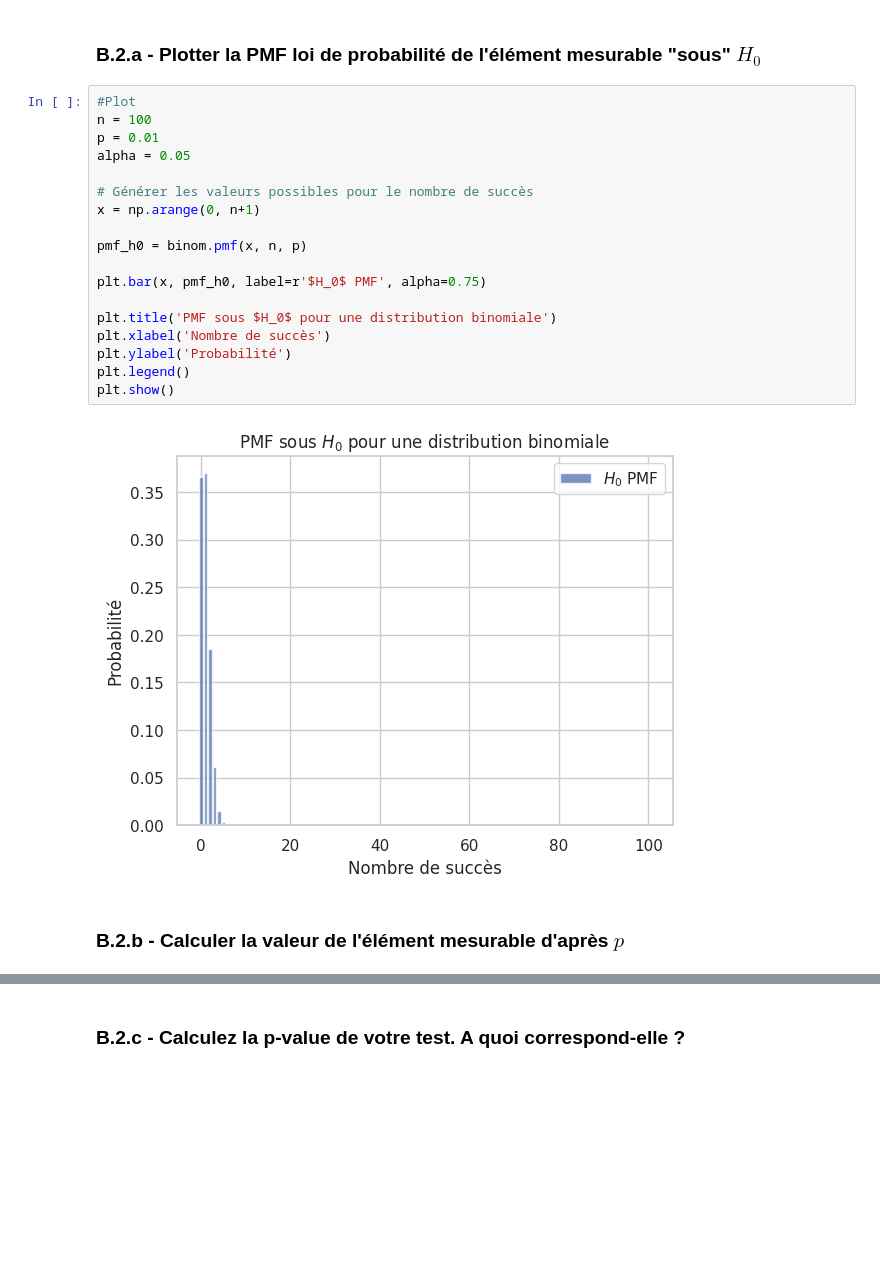
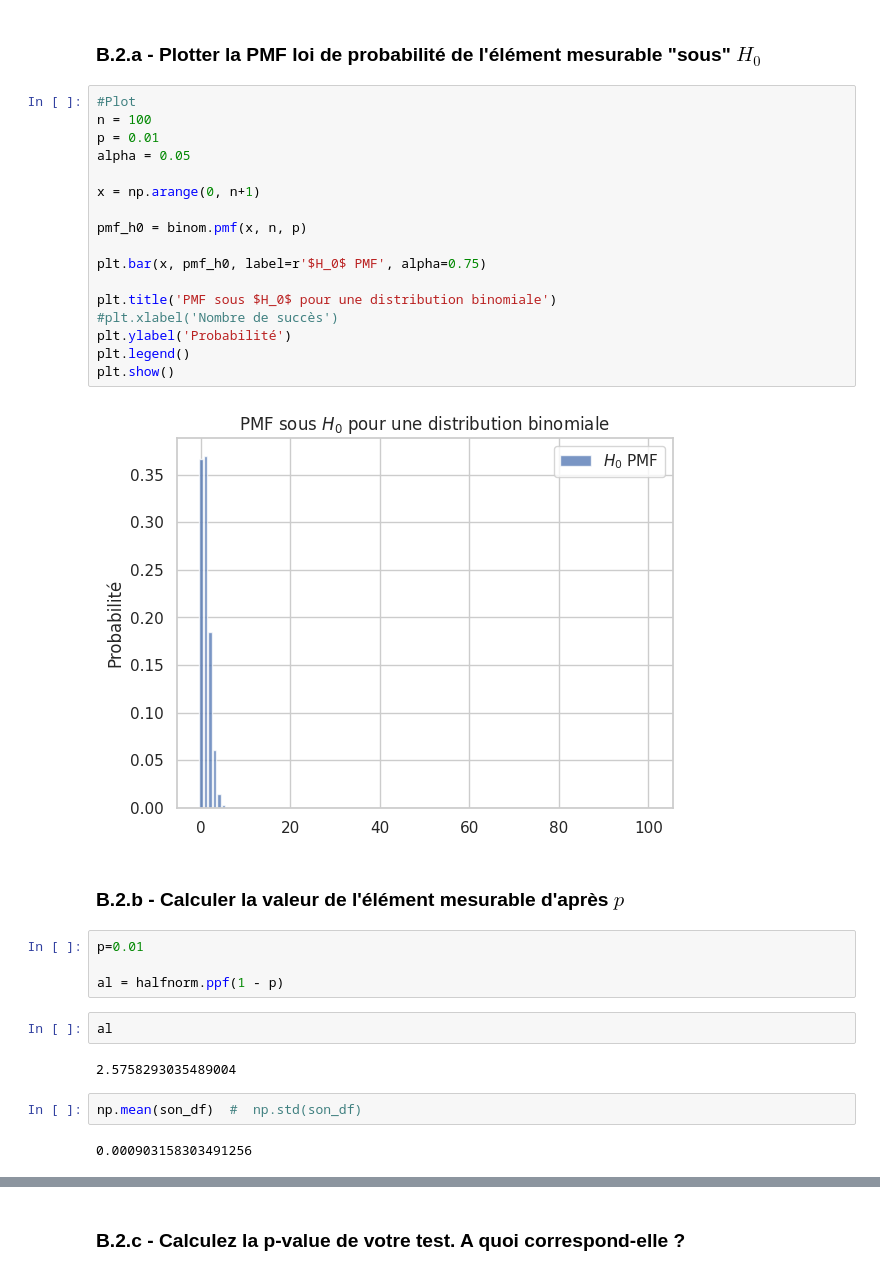
Before and after one commit to eusoumarkinhoz/Stats_Prob-3-Tests-hypothese, a Jupyter notebook: Partie 2 _ Tests-hypthese/Stats-Tests_Hypotheses.ipynb, the cells around one changed output, grey strips where cells are left out. Drawn from its saved outputs; the diff is of its cells as text; blank space fills up the shorter version.

```diff
--- a/Partie 2 _ Tests-hypthese/Stats-Tests_Hypotheses.ipynb
+++ b/Partie 2 _ Tests-hypthese/Stats-Tests_Hypotheses.ipynb
@@ -590,22 +591,33 @@ On commencera d'abord par travailler sur un intervalle de 100 mesures au milieu
 # %%
 #Plot
 n = 100
 p = 0.01
 alpha = 0.05
 
-# Générer les valeurs possibles pour le nombre de succès
 x = np.arange(0, n+1)
 
 pmf_h0 = binom.pmf(x, n, p)
 
 plt.bar(x, pmf_h0, label=r'$H_0$ PMF', alpha=0.75)
 
 plt.title('PMF sous $H_0$ pour une distribution binomiale')
-plt.xlabel('Nombre de succès')
+#plt.xlabel('Nombre de succès')
 plt.ylabel('Probabilité')
 plt.legend()
 plt.show()
 # %% [output]
-[figure, old version]
+[figure, new version]
 # %% [markdown]
 ### B.2.b - Calculer la valeur de l'élément mesurable d'après $p$
+# %%
+p=0.01
+
+al = halfnorm.ppf(1 - p)
+# %%
+al
+# %% [output]
+2.5758293035489004
+# %%
+np.mean(son_df)  #  np.std(son_df)
+# %% [output]
+0.000903158303491256
```
Also changed, not shown: parts of 13 cells of this notebook.
